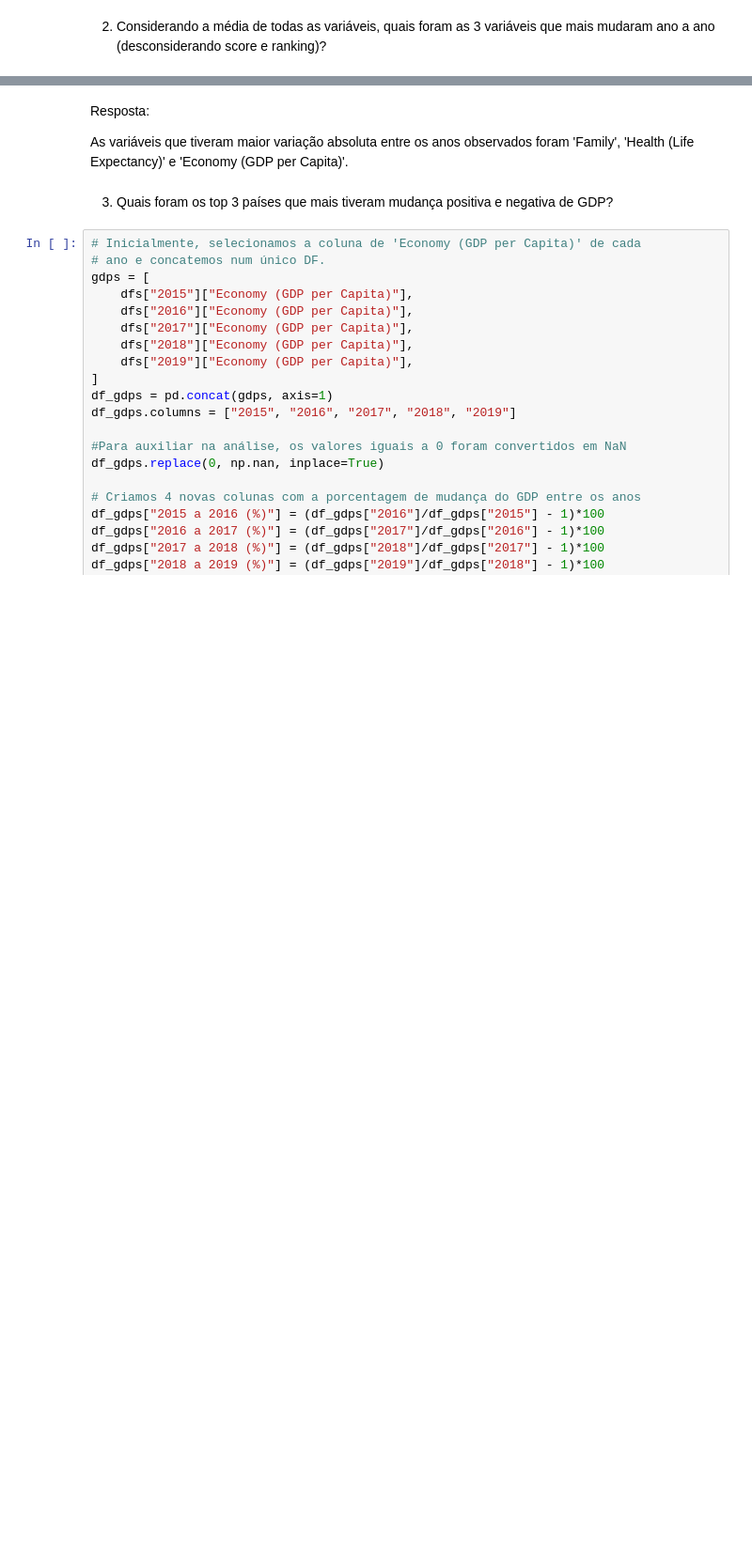
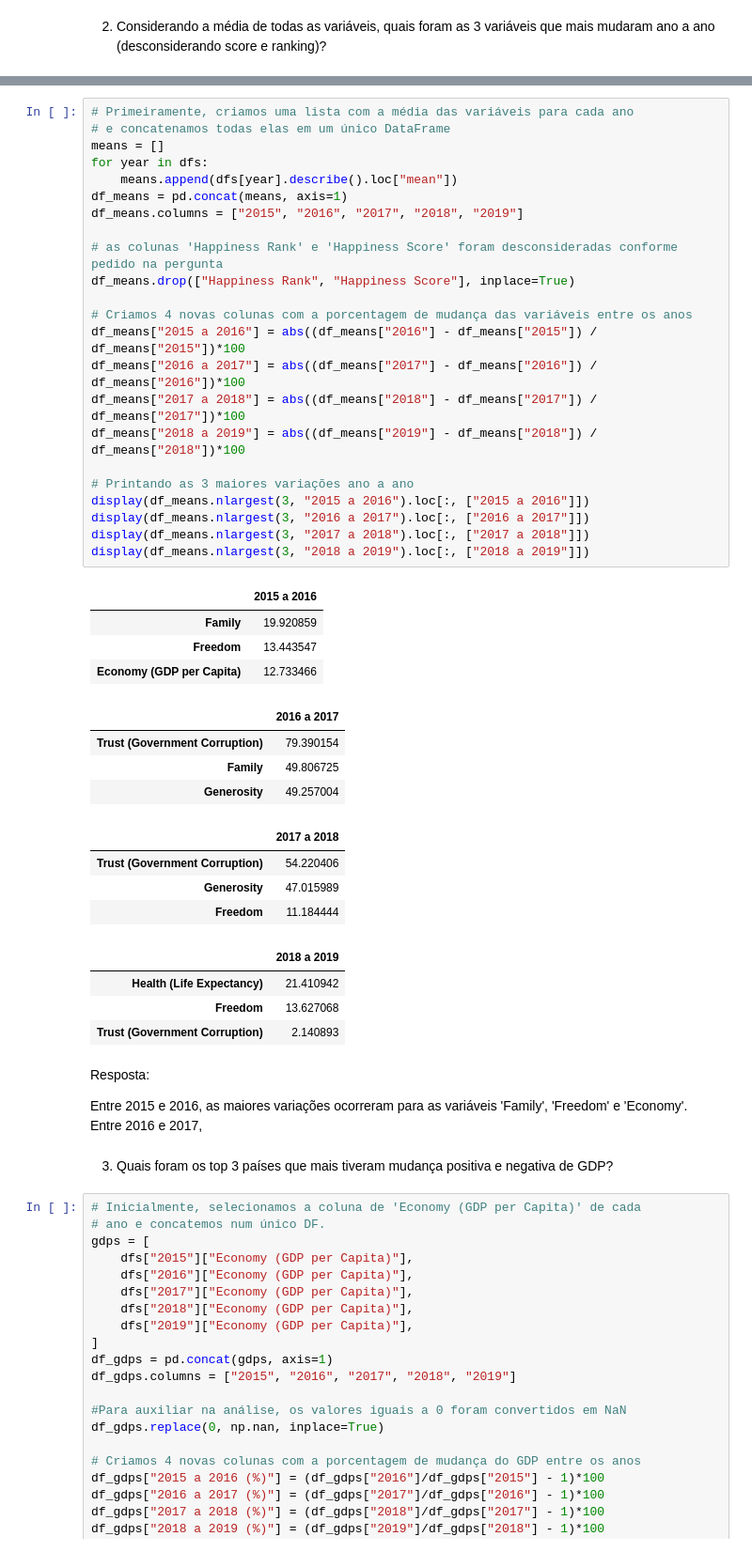
Before and after one commit to leoeiji/letscode-projeto-3, a Jupyter notebook: Notebook.ipynb, the cells around one changed output, grey strips where cells are left out. Shown at 94% size. Drawn from its saved outputs; the diff is of its cells as text; blank space fills up the shorter version.

```diff
--- a/Notebook.ipynb
+++ b/Notebook.ipynb
@@ -258,7 +233,47 @@ df_means_describe.iloc[:3]
-# %% [markdown]
-Resposta:
-
-As variáveis que tiveram maior variação absoluta entre os anos observados foram 'Family', 'Health (Life Expectancy)' e 'Economy (GDP per Capita)'.
+# %%
+# Primeiramente, criamos uma lista com a média das variáveis para cada ano
+# e concatenamos todas elas em um único DataFrame
+means = []
+for year in dfs:
+    means.append(dfs[year].describe().loc["mean"])
+df_means = pd.concat(means, axis=1)
+df_means.columns = ["2015", "2016", "2017", "2018", "2019"]
+
+# as colunas 'Happiness Rank' e 'Happiness Score' foram desconsideradas conforme pedido na pergunta
+df_means.drop(["Happiness Rank", "Happiness Score"], inplace=True)
+
+# Criamos 4 novas colunas com a porcentagem de mudança das variáveis entre os anos
+df_means["2015 a 2016"] = abs((df_means["2016"] - df_means["2015"]) / df_means["2015"])*100
+df_means["2016 a 2017"] = abs((df_means["2017"] - df_means["2016"]) / df_means["2016"])*100
+df_means["2017 a 2018"] = abs((df_means["2018"] - df_means["2017"]) / df_means["2017"])*100
+df_means["2018 a 2019"] = abs((df_means["2019"] - df_means["2018"]) / df_means["2018"])*100
+
+# Printando as 3 maiores variações ano a ano
+display(df_means.nlargest(3, "2015 a 2016").loc[:, ["2015 a 2016"]])
+display(df_means.nlargest(3, "2016 a 2017").loc[:, ["2016 a 2017"]])
+display(df_means.nlargest(3, "2017 a 2018").loc[:, ["2017 a 2018"]])
+display(df_means.nlargest(3, "2018 a 2019").loc[:, ["2018 a 2019"]])
+# %% [output]
+|  | 2015 a 2016 |
+| Family | 19.920859 |
+| Freedom | 13.443547 |
+| Economy (GDP per Capita) | 12.733466 |
+|  | 2016 a 2017 |
+| Trust (Government Corruption) | 79.390154 |
+| Family | 49.806725 |
+| Generosity | 49.257004 |
+|  | 2017 a 2018 |
+| Trust (Government Corruption) | 54.220406 |
+| Generosity | 47.015989 |
+| Freedom | 11.184444 |
+|  | 2018 a 2019 |
+| Health (Life Expectancy) | 21.410942 |
+| Freedom | 13.627068 |
+| Trust (Government Corruption) | 2.140893 |
+# %% [markdown]
+Resposta:
+
+Entre 2015 e 2016, as maiores variações ocorreram para as variáveis 'Family', 'Freedom' e 'Economy'. Entre 2016 e 2017,
 # %% [markdown]
 3. Quais foram os top 3 países que mais tiveram mudança positiva e negativa de GDP?
 # %%
```
Also changed, not shown: parts of 2 cells of this notebook.
